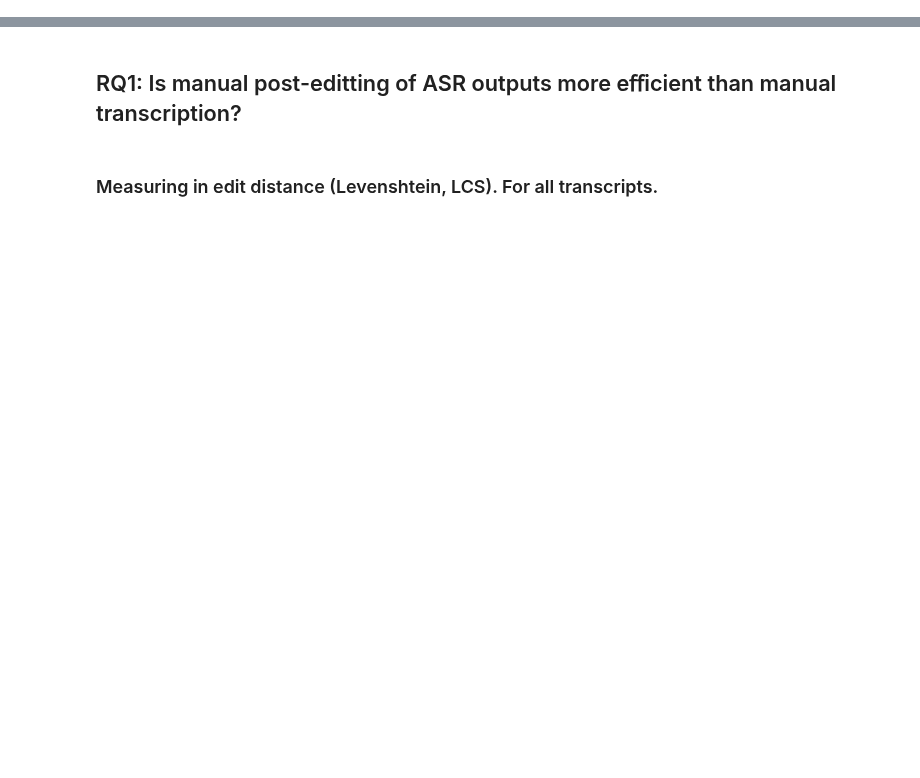
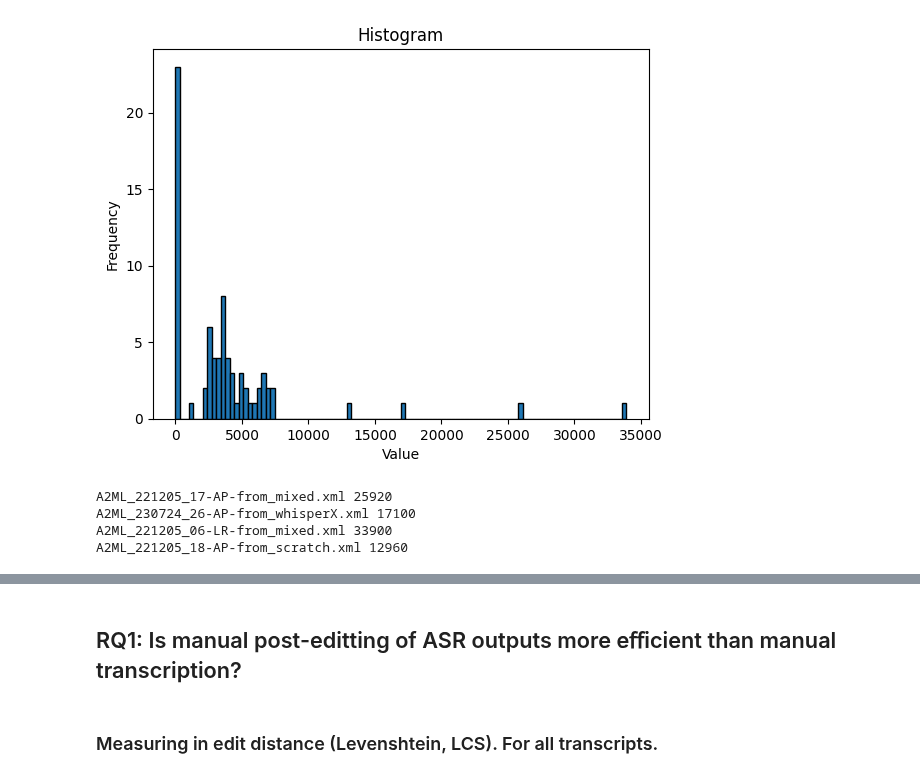
Before and after one commit to ufal/evaldio, a Jupyter notebook: analysis/stats.ipynb, the cells around one changed output, grey strips where cells are left out. Cells and saved outputs as stored; diff of their text form; code cells hidden in the pictures; blank space fills up the shorter version.

```diff
--- a/analysis/stats.ipynb
+++ b/analysis/stats.ipynb
@@ -89,25 +89,32 @@ for ver_name in os.listdir(DATA_DIR_ASR_VERSIONS):
 # %%
 import matplotlib.pyplot as plt
 
 relevant = [
-    annotation2annot_duration[annot] for annot in manual_annotations.keys()
+    #annotation2annot_duration[annot] for annot in manual_annotations.keys()
+    annotation2annot_duration[annot] for annot in before_review_annotations.keys()
 ]
 
 # Plotting the histogram
 plt.hist(relevant, bins=100, edgecolor='black')
 
 # Adding labels and title
 plt.xlabel('Value')
 plt.ylabel('Frequency')
 plt.title('Histogram')
 
 # Displaying the histogram
 plt.show()
 
 # print annotations with duration more than 10000 seconds
 for annot, duration in annotation2annot_duration.items():
     if duration > 10000:
         print(annot, duration)
+# %% [output]
+[figure, added]
+A2ML_221205_17-AP-from_mixed.xml 25920
+A2ML_230724_26-AP-from_whisperX.xml 17100
+A2ML_221205_06-LR-from_mixed.xml 33900
+A2ML_221205_18-AP-from_scratch.xml 12960
 # %%
 import matplotlib.pyplot as plt
 
```
Also changed, not shown: parts of 6 cells of this notebook, 1 other file.
